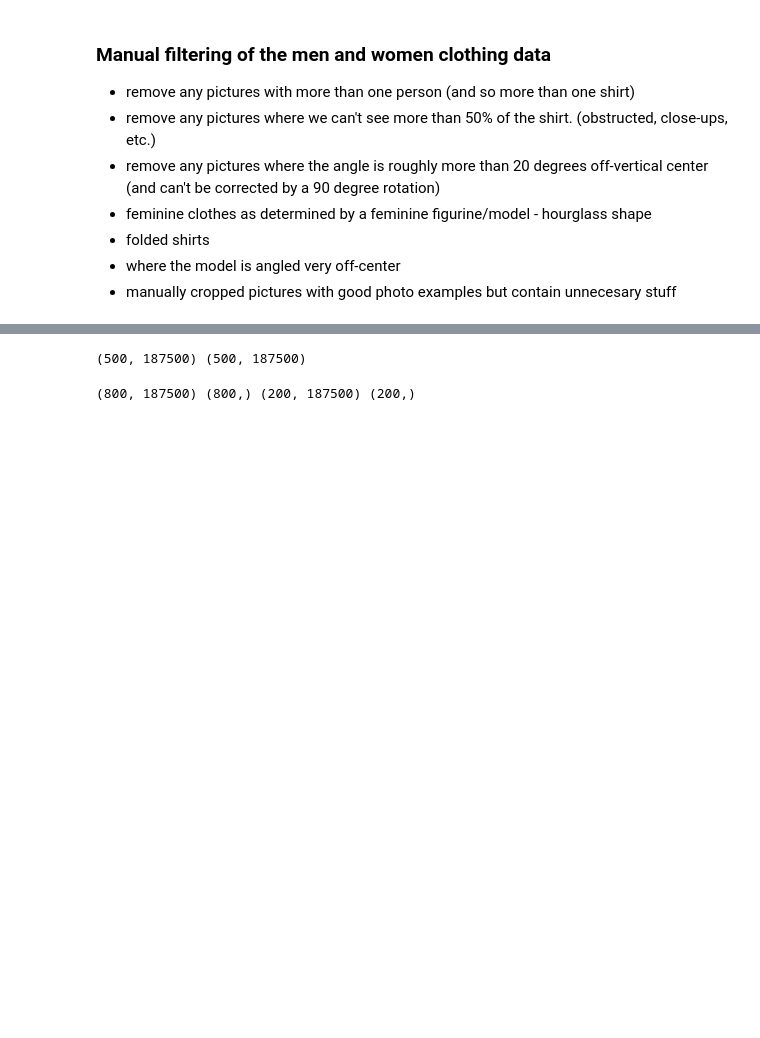
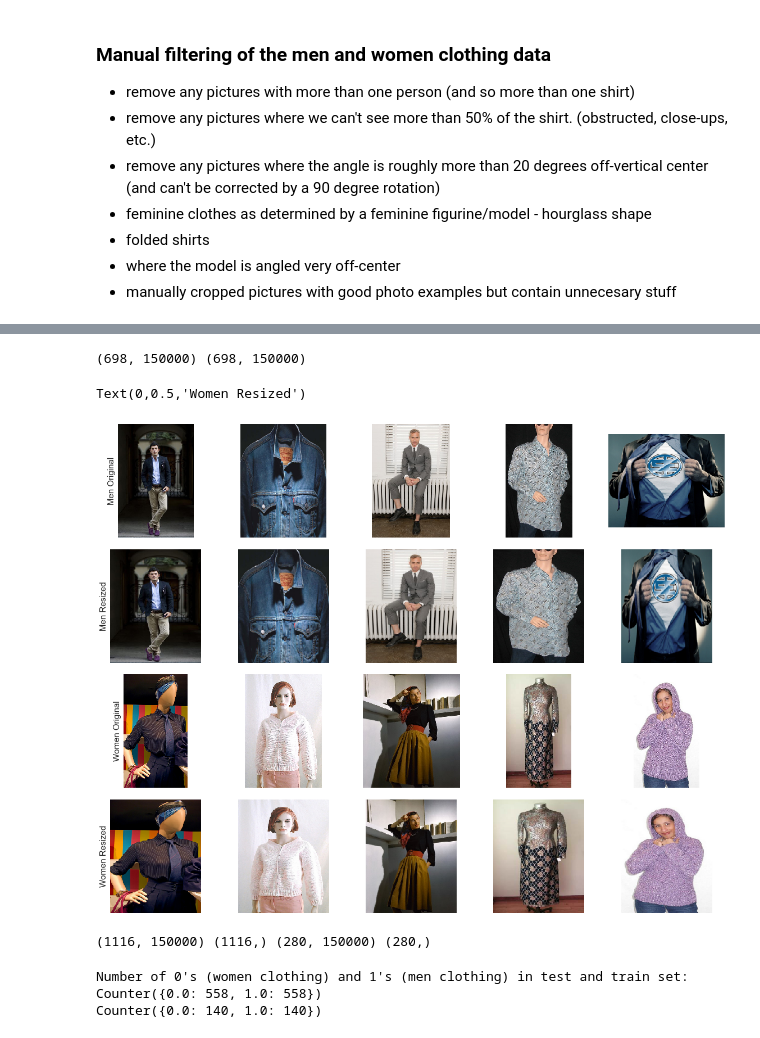
Before and after one commit to hueyning/cs156-ml, a Jupyter notebook: assignment-3-pca-lda/Assignment 3 - Maching Learning Fashionista.ipynb, the cells around one changed output, grey strips where cells are left out. Cells and saved outputs as stored; diff of their text form; code cells hidden in the pictures; blank space fills up the shorter version.

```diff
--- a/assignment-3-pca-lda/Assignment 3 - Maching Learning Fashionista.ipynb
+++ b/assignment-3-pca-lda/Assignment 3 - Maching Learning Fashionista.ipynb
@@ -35,6 +35,8 @@ import numpy as np
 import matplotlib.pyplot as plt
 from skimage.io import imread_collection
 from skimage.transform import resize
+import seaborn as sns
+sns.set()
 
 #your path
 men_dir = 'men_clothing/*.JPEG'
@@ -43,3 +45,6 @@ women_dir = 'women_clothing/*.JPEG'
 #creating a collection with the available images
 men = imread_collection(men_dir)
 women = imread_collection(women_dir)
+
+print(f"Number of men clothing pictures: {len(men)}.")
+print(f"Number of women clothing pictures: {len(women)}.")
@@ -83,15 +54,33 @@ Women clothing sample pictures
-# %%
-men_reshaped = []
-women_reshaped = []
-
-for i in range(500):
-    #reshape image
-    men_reshaped.append(resize_pic(men[i]).flatten())
-    women_reshaped.append(resize_pic(women[i]).flatten())
-
-men_arr = np.array(men_reshaped)
-women_arr = np.array(women_reshaped)
-# %%
-print(men_arr.shape,women_arr.shape)
-# %% [output]
-(500, 187500) (500, 187500)
+# %%
+
+#height and width of resized image
+new_height = 250
+new_width = 200
+
+#make sure men and women dataset are similar sized to have a balanced dataset
+men_resized = [resize(men[i],(new_height,new_width)) for i in range(len(men))]
+women_resized = [resize(women[i],(new_height,new_width)) for i in range(len(men))]
+
+men_arr = np.array([i.flatten() for i in men_resized])
+women_arr = np.array([i.flatten() for i in women_resized])
+
+print(men_arr.shape,women_arr.shape)
+# %% [output]
+(698, 150000) (698, 150000)
+# %%
+fig, ax = plt.subplots(4, 5, figsize=(20, 16),
+                       subplot_kw={'xticks':[], 'yticks':[]},
+                       gridspec_kw=dict(hspace=0.1, wspace=0.1))
+for i in range(5):
+    ax[0, i].imshow(men[i])
+    ax[1, i].imshow(men_resized[i])
+    ax[2, i].imshow(women[i])
+    ax[3, i].imshow(women_resized[i])
+
+ax[0, 0].set_ylabel('Men Original',size=15)
+ax[1, 0].set_ylabel('Men Resized',size=15)
+ax[2, 0].set_ylabel('Women Original',size=15)
+ax[3, 0].set_ylabel('Women Resized',size=15)
+# %% [output]
+Text(0,0.5,'Women Resized')
+[figure, added]
@@ -98,12 +94,7 @@ print(men_arr.shape,women_arr.shape)
 # %%
-from sklearn.model_selection import train_test_split
-from sklearn.discriminant_analysis import LinearDiscriminantAnalysis as LDA
-from sklearn.decomposition import PCA
-from sklearn.svm import LinearSVC
-
 #create labels for men and women data. 1 is for men, 0 is for women.
-men_label = np.ones(500)
-women_label = np.zeros(500)
+men_label = np.ones(len(men_arr))
+women_label = np.zeros(len(women_arr))
 
 #join the men and women clothing data together.
 X = np.concatenate((men_arr, women_arr), axis=0)
@@ -114,4 +105,4 @@ X_train,X_test,y_train,y_test = train_test_split(X, y, test_size=0.2, stratify =
 
 print(X_train.shape,y_train.shape,X_test.shape,y_test.shape)
 # %% [output]
-(800, 187500) (800,) (200, 187500) (200,)
+(1116, 150000) (1116,) (280, 150000) (280,)
@@ -129,0 +109,10 @@ print(svc_model.score(X_pca,y_train))
+# %%
+import collections
+
+print("Number of 0's (women clothing) and 1's (men clothing) in test and train set:")
+print(collections.Counter(y_train))
+print(collections.Counter(y_test))
+# %% [output]
+Number of 0's (women clothing) and 1's (men clothing) in test and train set:
+Counter({0.0: 558, 1.0: 558})
+Counter({0.0: 140, 1.0: 140})
```
Also changed, not shown: parts of 19 cells of this notebook, 1 other file.
